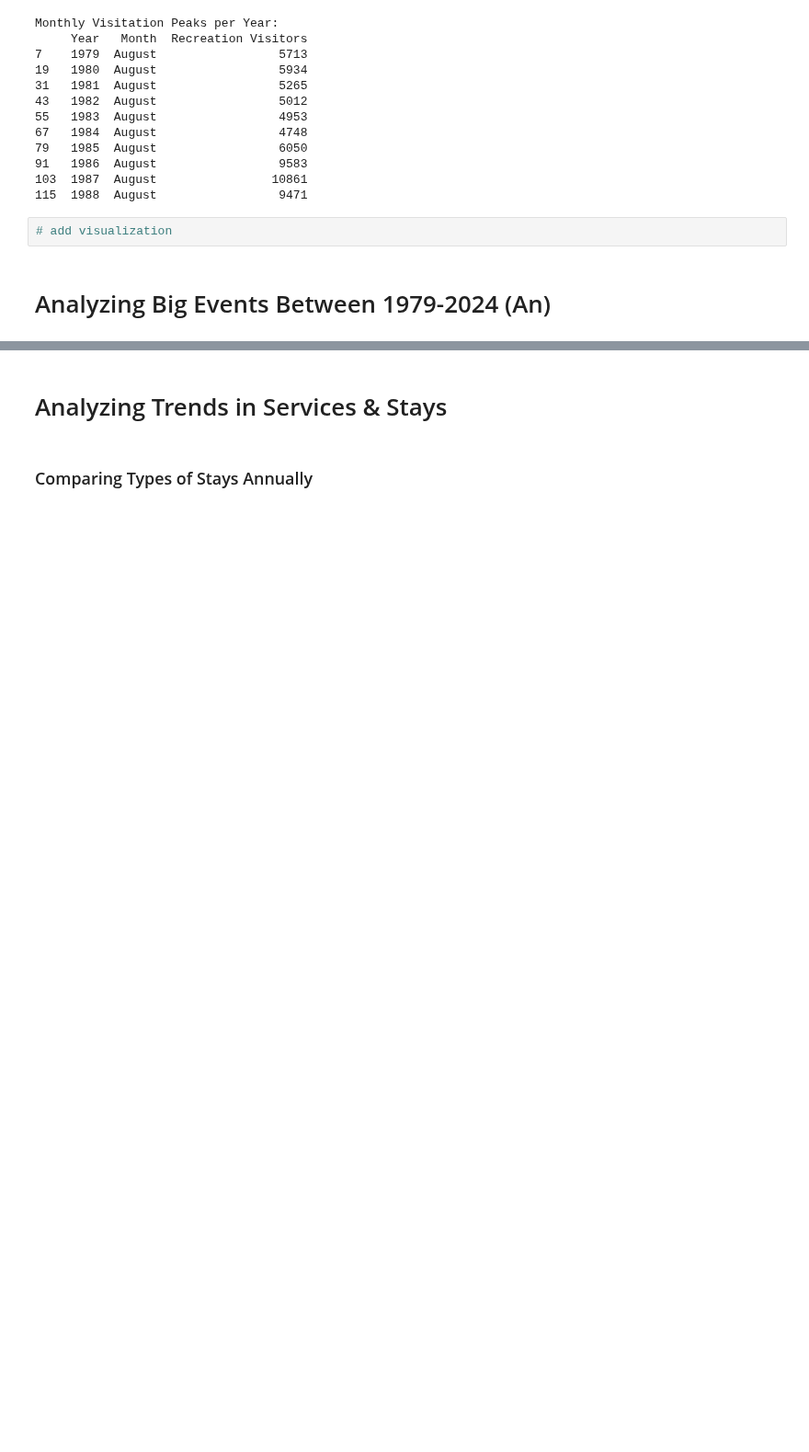
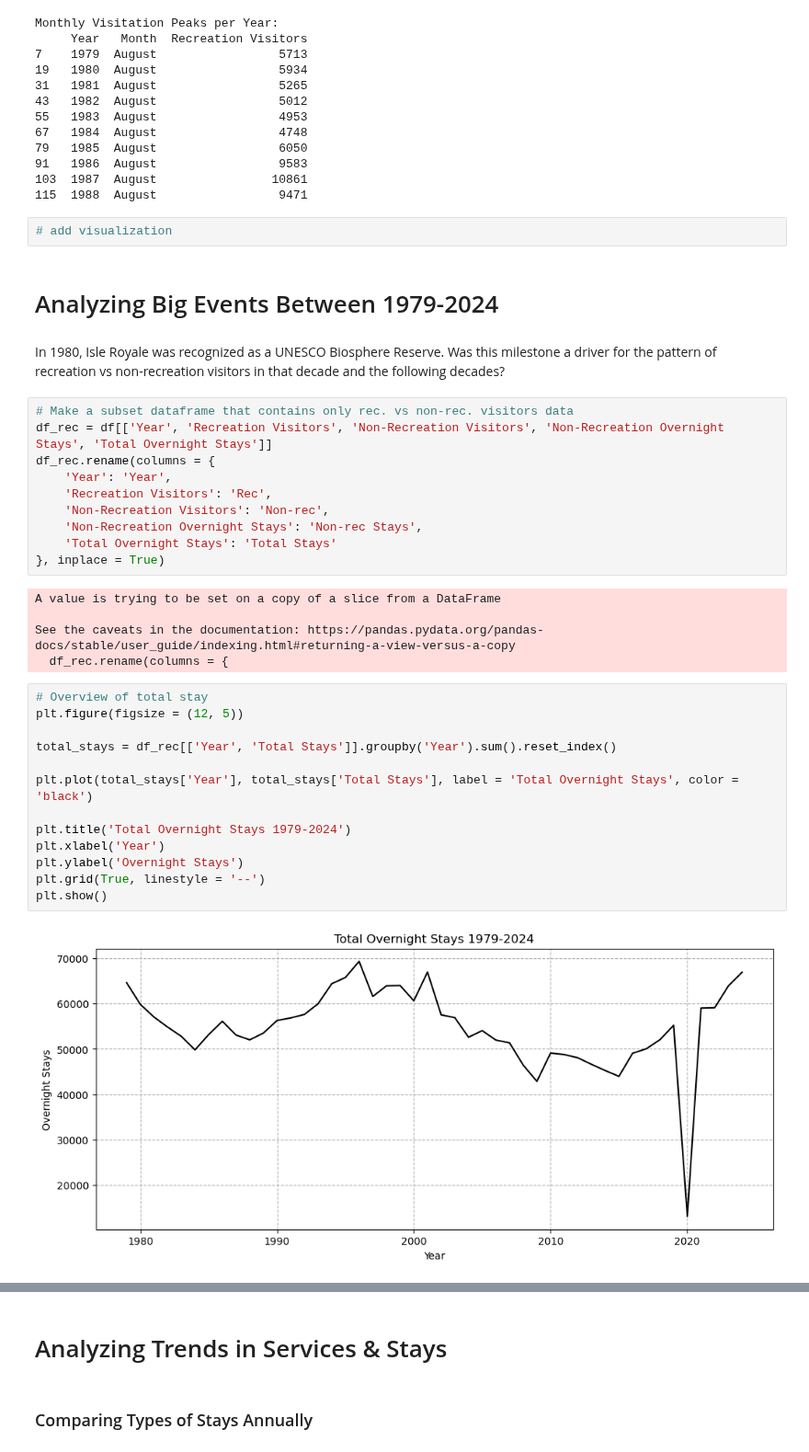
Before and after one commit to Lydia-Tembreull/UN5550Sp26_Final_Project, a Jupyter notebook: UN5550_Final_Project.ipynb, the cells around one changed output, grey strips where cells are left out. Shown at 92% size. Drawn from its saved outputs; the diff is of its cells as text; blank space fills up the shorter version.

Commit message:
Add big event analyses

```diff
--- a/UN5550_Final_Project.ipynb
+++ b/UN5550_Final_Project.ipynb
@@ -477,4 +477,36 @@ Monthly Visitation Peaks per Year:
 # %%
 # add visualization
 # %% [markdown]
-# Analyzing Big Events Between 1979-2024 (An)
+# Analyzing Big Events Between 1979-2024
+# %% [markdown]
+In 1980, Isle Royale was recognized as a UNESCO Biosphere Reserve. Was this milestone a driver for the pattern of recreation vs non-recreation visitors in that decade and the following decades?
+# %%
+# Make a subset dataframe that contains only rec. vs non-rec. visitors data
+df_rec = df[['Year', 'Recreation Visitors', 'Non-Recreation Visitors', 'Non-Recreation Overnight Stays', 'Total Overnight Stays']]
+df_rec.rename(columns = {
+    'Year': 'Year',
+    'Recreation Visitors': 'Rec',
+    'Non-Recreation Visitors': 'Non-rec',
+    'Non-Recreation Overnight Stays': 'Non-rec Stays',
+    'Total Overnight Stays': 'Total Stays'
+}, inplace = True)
+# %% [output]
+A value is trying to be set on a copy of a slice from a DataFrame
+
+See the caveats in the documentation: https://pandas.pydata.org/pandas-docs/stable/user_guide/indexing.html#returning-a-view-versus-a-copy
+  df_rec.rename(columns = {
+# %%
+# Overview of total stay
+plt.figure(figsize = (12, 5))
+
+total_stays = df_rec[['Year', 'Total Stays']].groupby('Year').sum().reset_index()
+
+plt.plot(total_stays['Year'], total_stays['Total Stays'], label = 'Total Overnight Stays', color = 'black')
+
+plt.title('Total Overnight Stays 1979-2024')
+plt.xlabel('Year')
+plt.ylabel('Overnight Stays')
+plt.grid(True, linestyle = '--')
+plt.show()
+# %% [output]
+[figure, added]
```
Also changed, not shown: parts of 13 cells of this notebook.
